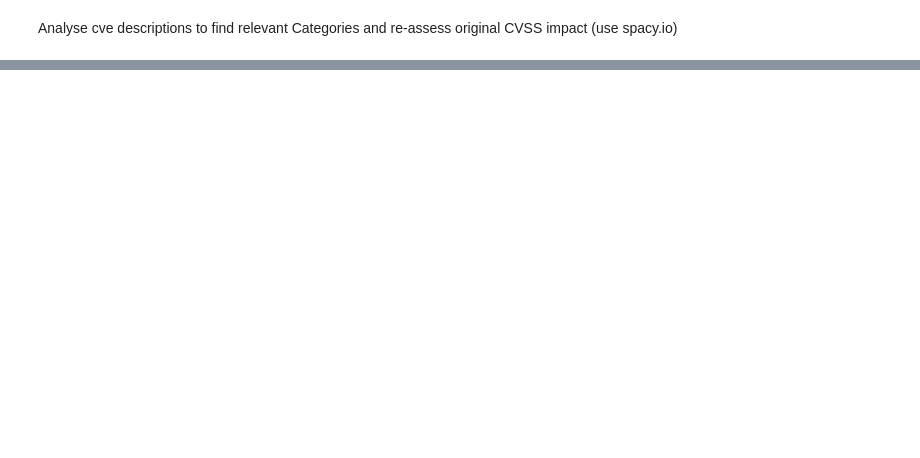
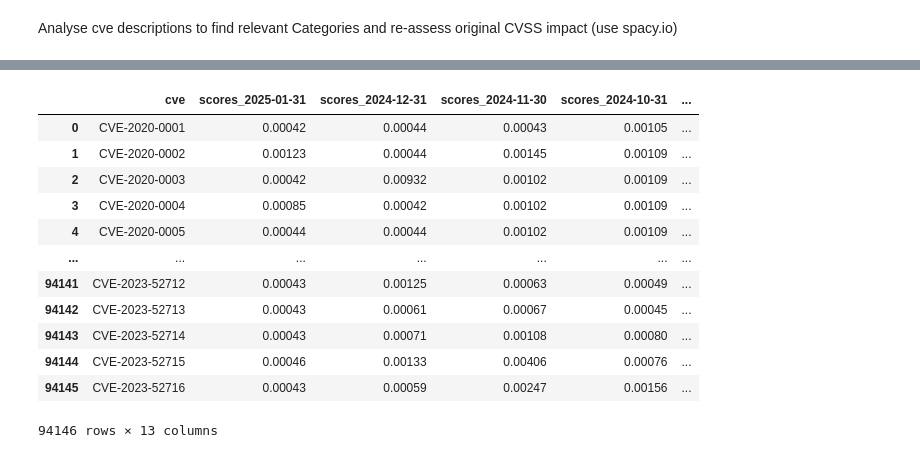
Before and after one commit to dominikmi/cves_analytics, a Jupyter notebook: testing.ipynb, the cells around one changed output, grey strips where cells are left out. Saved outputs shown, nothing was run; the diff lists cells and outputs as text; code cells hidden in the pictures; blank space fills up the shorter version.

```diff
--- a/testing.ipynb
+++ b/testing.ipynb
@@ -433,0 +536,4 @@ Probability of not EPSS given KEVs: 0.9976038338658147
+# %%
+epss_scores_sc = epss_scores[["cve"]]
+for col in epss_scores.columns[1:]:
+    epss_scores_sc[f"scores_{col}"] = epss_scores[col].apply(lambda x: float(ast.literal_eval(str(x))[0]) if x else None)
@@ -433,0 +558,16 @@ Probability of not EPSS given KEVs: 0.9976038338658147
+# %%
+epss_scores_sc
+# %% [output]
+|  | cve | scores_2025-01-31 | scores_2024-12-31 | scores_2024-11-30 | scores_2024-10-31 | ... |
+| 0 | CVE-2020-0001 | 0.00042 | 0.00044 | 0.00043 | 0.00105 | ... |
+| 1 | CVE-2020-0002 | 0.00123 | 0.00044 | 0.00145 | 0.00109 | ... |
+| 2 | CVE-2020-0003 | 0.00042 | 0.00932 | 0.00102 | 0.00109 | ... |
+| 3 | CVE-2020-0004 | 0.00085 | 0.00042 | 0.00102 | 0.00109 | ... |
+| 4 | CVE-2020-0005 | 0.00044 | 0.00044 | 0.00102 | 0.00109 | ... |
+| ... | ... | ... | ... | ... | ... | ... |
+| 94141 | CVE-2023-52712 | 0.00043 | 0.00125 | 0.00063 | 0.00049 | ... |
+| 94142 | CVE-2023-52713 | 0.00043 | 0.00061 | 0.00067 | 0.00045 | ... |
+| 94143 | CVE-2023-52714 | 0.00043 | 0.00071 | 0.00108 | 0.00080 | ... |
+| 94144 | CVE-2023-52715 | 0.00046 | 0.00133 | 0.00406 | 0.00076 | ... |
+| 94145 | CVE-2023-52716 | 0.00043 | 0.00059 | 0.00247 | 0.00156 | ... |
+94146 rows × 13 columns
```
Also changed, not shown: parts of 18 cells of this notebook.
